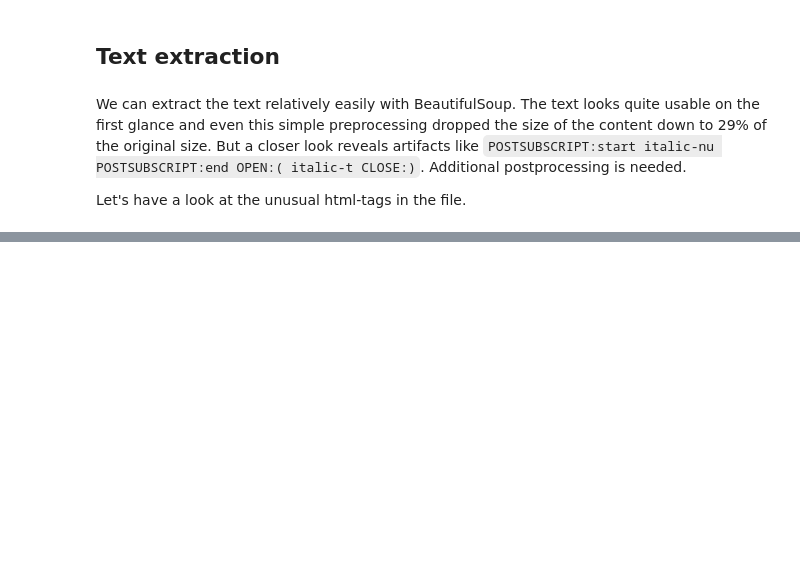
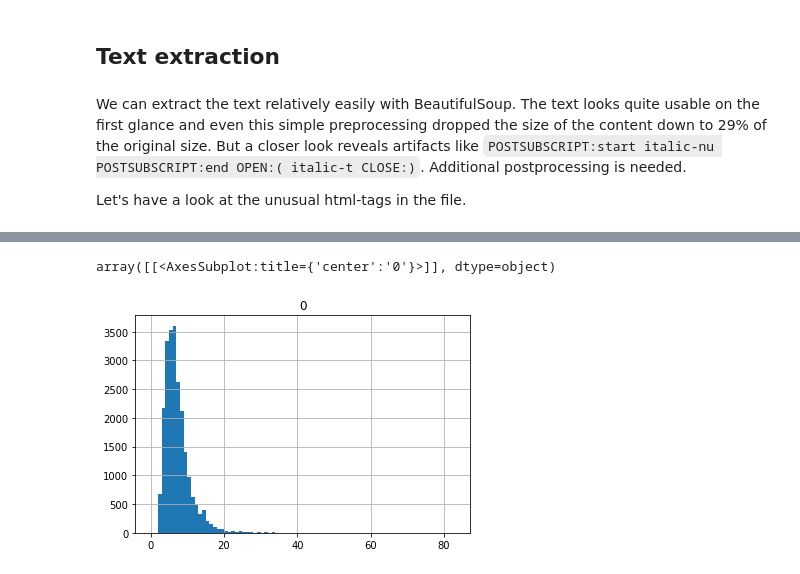
Before and after one commit to OshFrosch/Vocabulary-Predictor, a Jupyter notebook: src/notebooks/explore_dataset.ipynb, the cells around one changed output, grey strips where cells are left out. Drawn from its saved outputs; the diff is of its cells as text; code cells hidden in the pictures; blank space fills up the shorter version.

```diff
--- a/src/notebooks/explore_dataset.ipynb
+++ b/src/notebooks/explore_dataset.ipynb
@@ -81,0 +265,9 @@ print(soup.get_text())
+# %%
+import collections
+word_length = [len(x) for x in complete_counter.keys()]
+word_length_df = pd.DataFrame(word_length)
+
+word_length_df.hist(bins=max(word_length)-min(word_length))
+# %% [output]
+array([[<AxesSubplot:title={'center':'0'}>]], dtype=object)
+[figure, added]
```
Also changed, not shown: parts of 13 cells of this notebook, 2 other files.
